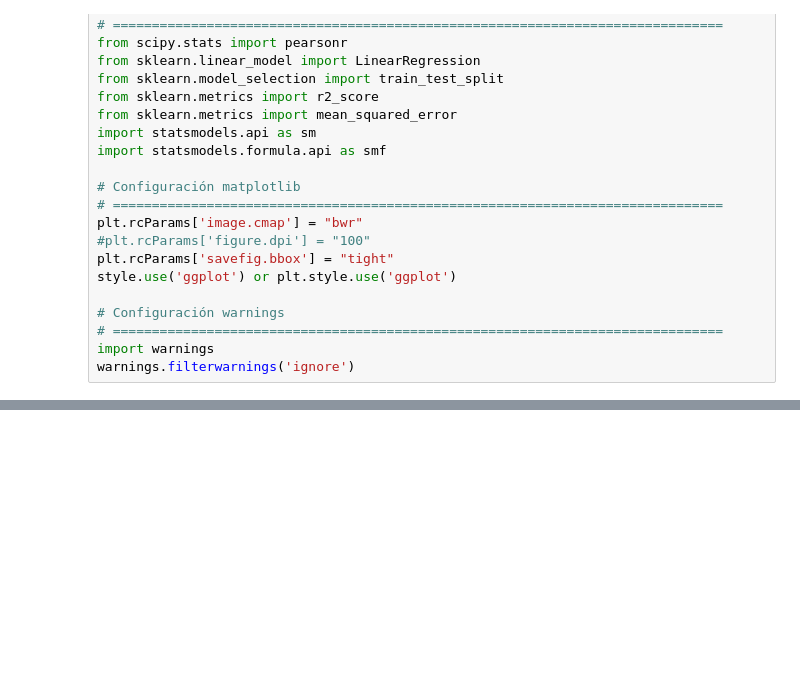
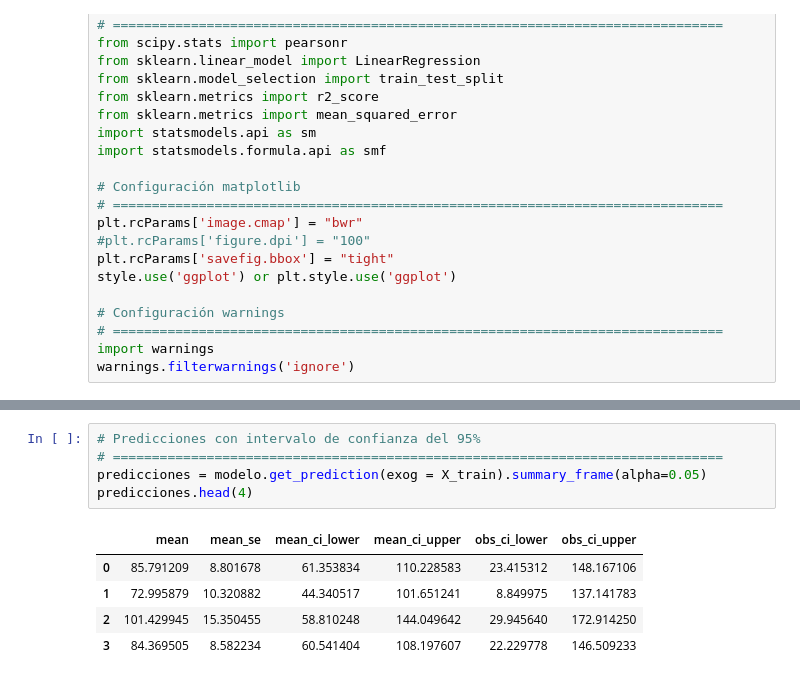
Before and after one commit to sebastianSSN/cd-sebastian-sanchez-2023, a Jupyter notebook: taller-1.ipynb, the cells around one changed output, grey strips where cells are left out. Cells and saved outputs as stored; diff of their text form; blank space fills up the shorter version.

```diff
--- a/taller-1.ipynb
+++ b/taller-1.ipynb
@@ -64,0 +168,11 @@ ax.set_title('Distribución de Area y Precio');
+# %%
+# Predicciones con intervalo de confianza del 95%
+# ==============================================================================
+predicciones = modelo.get_prediction(exog = X_train).summary_frame(alpha=0.05)
+predicciones.head(4)
+# %% [output]
+|  | mean | mean_se | mean_ci_lower | mean_ci_upper | obs_ci_lower | obs_ci_upper |
+| 0 | 85.791209 | 8.801678 | 61.353834 | 110.228583 | 23.415312 | 148.167106 |
+| 1 | 72.995879 | 10.320882 | 44.340517 | 101.651241 | 8.849975 | 137.141783 |
+| 2 | 101.429945 | 15.350455 | 58.810248 | 144.049642 | 29.945640 | 172.914250 |
+| 3 | 84.369505 | 8.582234 | 60.541404 | 108.197607 | 22.229778 | 146.509233 |
```
Also changed, not shown: parts of 11 cells of this notebook.
